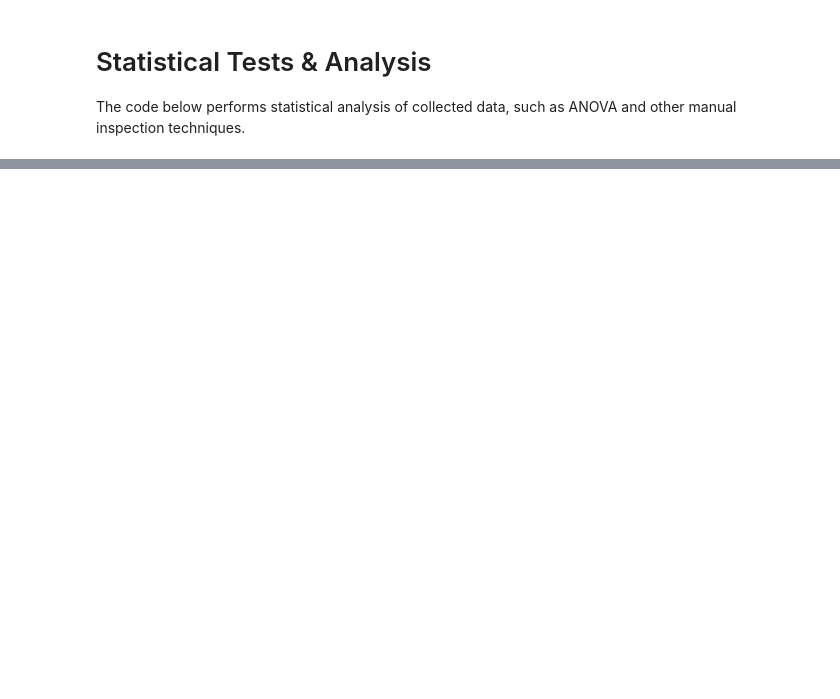
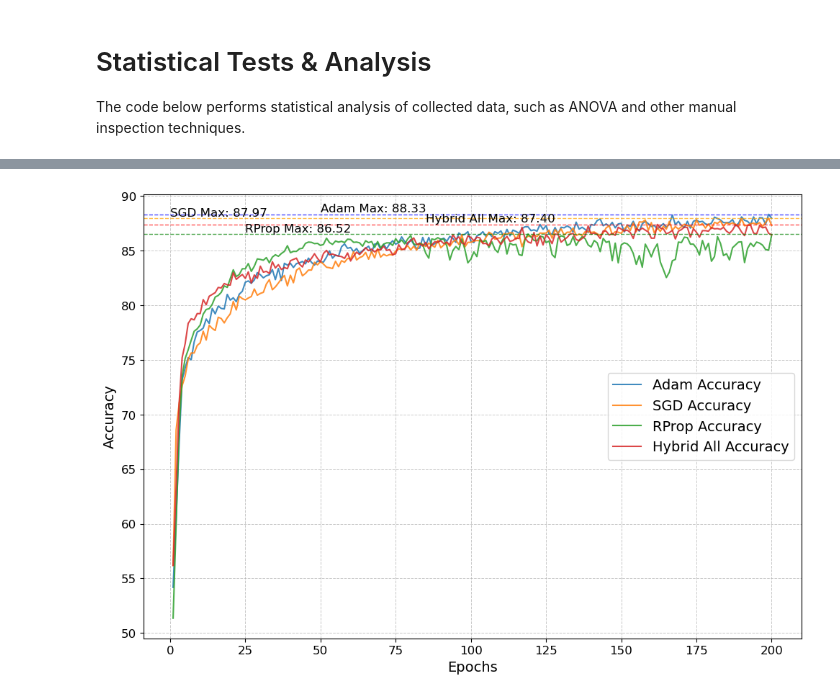
Before and after one commit to JonathanEnslin/COS711-A2, a Jupyter notebook: main.ipynb, the cells around one changed output, grey strips where cells are left out. Drawn from its saved outputs; the diff is of its cells as text; code cells hidden in the pictures; blank space fills up the shorter version.

```diff
--- a/main.ipynb
+++ b/main.ipynb
@@ -1285,0 +1707,55 @@ Standard Deviation: 0.4071507226543307
+# %%
+import matplotlib.pyplot as plt
+import numpy as np
+
+# X-axis values (e.g., epochs)
+epochs = np.arange(1, len(adam_acc_means) + 1)
+
+# Create a larger figure and axis for better visualization
+plt.figure(figsize=(10, 7))
+
+# Plot the lines separately
+plt.plot(epochs, adam_acc_means, '-', label='Adam Accuracy', markersize=3, alpha=0.85)
+plt.plot(epochs, sgd_acc_means, '-', label='SGD Accuracy', markersize=3, alpha=0.85)
+plt.plot(epochs, rprop_acc_means, '-', label='RProp Accuracy', markersize=3, alpha=0.85)
+plt.plot(epochs, hybrid_all_acc_means, '-', label='Hybrid All Accuracy', markersize=3, alpha=0.85)
+
+# Get the max accuracy for each optimizer
+adam_max_acc = np.max(adam_acc_means)
+sgd_max_acc = np.max(sgd_acc_means)
+rprop_max_acc = np.max(rprop_acc_means)
+hybrid_all_max_acc = np.max(hybrid_all_acc_means)
+
+# Plot horizontal lines for the max accuracy
+plt.axhline(adam_max_acc, color='blue', linestyle='--', linewidth=1, alpha=0.7)
+plt.axhline(sgd_max_acc, color='orange', linestyle='--', linewidth=1, alpha=0.7)
+plt.axhline(rprop_max_acc, color='green', linestyle='--', linewidth=1, alpha=0.7)
+plt.axhline(hybrid_all_max_acc, color='red', linestyle='--', linewidth=1, alpha=0.7)
+
+
+# Annotate the max accuracy values
+plt.text(len(epochs) - 150, adam_max_acc, f'Adam Max: {adam_max_acc:.2f}', color='black', fontsize=12, va='bottom', ha='left')
+plt.text(len(epochs) - 200, sgd_max_acc, f'SGD Max: {sgd_max_acc:.2f}', color='black', fontsize=12, va='bottom', ha='left')
+plt.text(len(epochs) - 175, rprop_max_acc, f'RProp Max: {rprop_max_acc:.2f}', color='black', fontsize=12, va='bottom', ha='left')
+plt.text(len(epochs) - 115, hybrid_all_max_acc, f'Hybrid All Max: {hybrid_all_max_acc:.2f}', color='black', fontsize=12, va='bottom', ha='left')
+
+# Add labels and title with larger font sizes
+plt.xlabel('Epochs', fontsize=14)
+plt.ylabel('Accuracy', fontsize=14)
+# plt.title('Optimizer Accuracy with Annotated Max Values', fontsize=16)
+
+# Add a grid with customized transparency
+plt.grid(True, which='both', linestyle='--', linewidth=0.7, alpha=0.7)
+
+# Add a legend with a larger font size
+plt.legend(loc='center right', fontsize=14)
+
+# Increase tick label size
+plt.xticks(fontsize=12)
+plt.yticks(fontsize=12)
+
+# Show the plot
+plt.tight_layout()
+plt.show()
+# %% [output]
+[figure, added]
```
Also changed, not shown: parts of 41 cells of this notebook, 51 other files.
